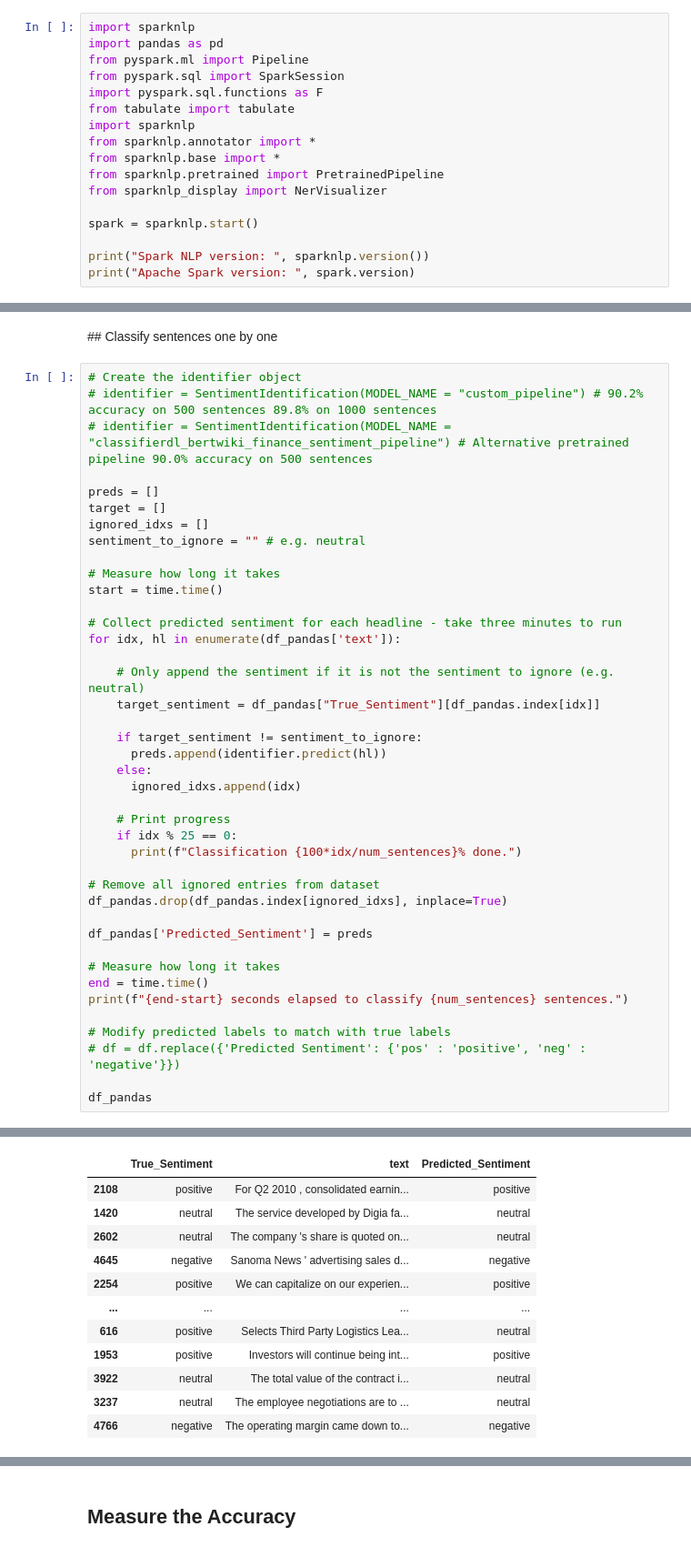
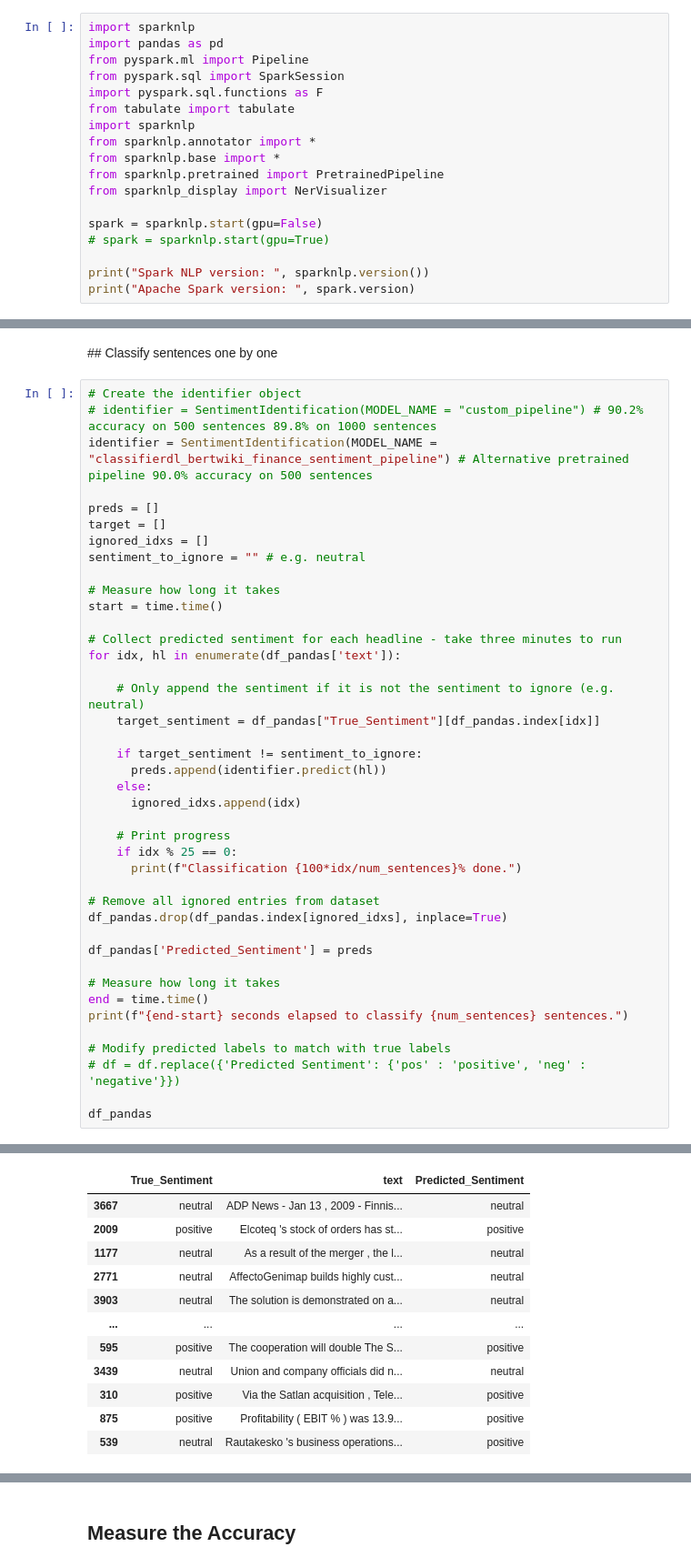
Before and after one commit to Brand-Sentiment-Tracking/dev-sentiment-package, a Jupyter notebook: johnsnow/SENTIMENT_DETECTION_with_dataframes.ipynb, the cells around one changed output, grey strips where cells are left out. Shown: that part at 91% size. Drawn from its saved outputs; the diff is of its cells as text.

```diff
--- a/johnsnow/SENTIMENT_DETECTION_with_dataframes.ipynb
+++ b/johnsnow/SENTIMENT_DETECTION_with_dataframes.ipynb
@@ -25,7 +23,8 @@ from sparknlp.base import *
 from sparknlp.pretrained import PretrainedPipeline
 from sparknlp_display import NerVisualizer
 
-spark = sparknlp.start()
+spark = sparknlp.start(gpu=False)
+# spark = sparknlp.start(gpu=True)
 
 print("Spark NLP version: ", sparknlp.version())
 print("Apache Spark version: ", spark.version)
@@ -356,7 +349,7 @@ print(df_pandas.shape)
 # %%
 # Create the identifier object
 # identifier = SentimentIdentification(MODEL_NAME = "custom_pipeline") # 90.2% accuracy on 500 sentences 89.8% on 1000 sentences
-# identifier = SentimentIdentification(MODEL_NAME =  "classifierdl_bertwiki_finance_sentiment_pipeline") # Alternative pretrained pipeline 90.0% accuracy on 500 sentences
+identifier = SentimentIdentification(MODEL_NAME =  "classifierdl_bertwiki_finance_sentiment_pipeline") # Alternative pretrained pipeline 90.0% accuracy on 500 sentences
 
 preds = []
 target = []
@@ -403,15 +399,15 @@ Classification 75.0% done.
 |  | True_Sentiment | text | Predicted_Sentiment |
-| 2108 | positive | For Q2 2010 , consolidated earnin... | positive |
-| 1420 | neutral | The service developed by Digia fa... | neutral |
-| 2602 | neutral | The company 's share is quoted on... | neutral |
-| 4645 | negative | Sanoma News ' advertising sales d... | negative |
-| 2254 | positive | We can capitalize on our experien... | positive |
+| 3667 | neutral | ADP News - Jan 13 , 2009 - Finnis... | neutral |
+| 2009 | positive | Elcoteq 's stock of orders has st... | positive |
+| 1177 | neutral | As a result of the merger , the l... | neutral |
+| 2771 | neutral | AffectoGenimap builds highly cust... | neutral |
+| 3903 | neutral | The solution is demonstrated on a... | neutral |
 | ... | ... | ... | ... |
-| 616 | positive | Selects Third Party Logistics Lea... | neutral |
-| 1953 | positive | Investors will continue being int... | positive |
-| 3922 | neutral | The total value of the contract i... | neutral |
-| 3237 | neutral | The employee negotiations are to ... | neutral |
-| 4766 | negative | The operating margin came down to... | negative |
+| 595 | positive | The cooperation will double The S... | positive |
+| 3439 | neutral | Union and company officials did n... | neutral |
+| 310 | positive | Via the Satlan acquisition , Tele... | positive |
+| 875 | positive | Profitability ( EBIT % ) was 13.9... | positive |
+| 539 | neutral | Rautakesko 's business operations... | positive |
 100 rows × 3 columns
 # %% [markdown]
 ## Measure the Accuracy
```
Also changed, not shown: parts of 7 cells of this notebook.
